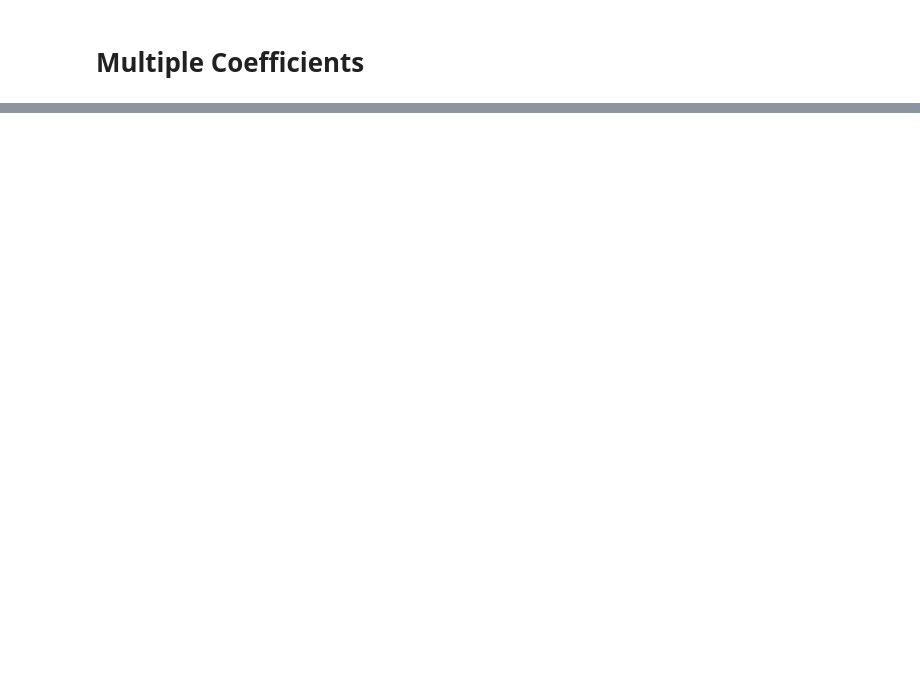
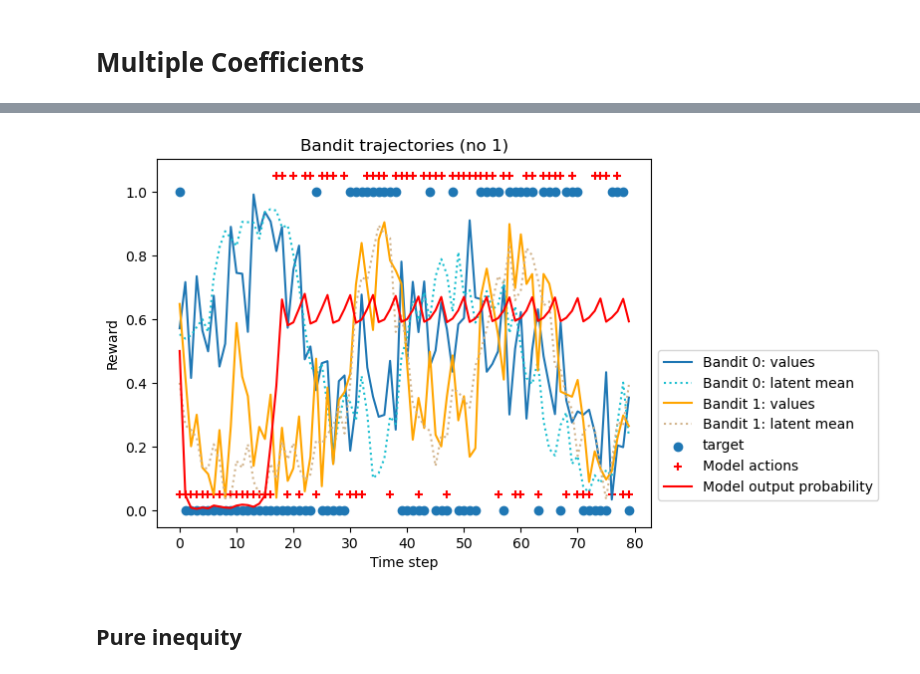
Before and after one commit to atrudel/social_bandit, a Jupyter notebook: visualization.ipynb, the cells around one changed output, grey strips where cells are left out. Drawn from its saved outputs; the diff is of its cells as text; code cells hidden in the pictures; blank space fills up the shorter version.

```diff
--- a/visualization.ipynb
+++ b/visualization.ipynb
@@ -123,0 +72,3 @@ Avg. Inequity on test set: 2.047
+# %%
+model = RNN.load('version_27')
+evaluate(model, seed=1)
@@ -123,0 +85,6 @@ Avg. Inequity on test set: 2.047
+# %%
+visualize_play(model, idx=1)
+# %% [output]
+[figure, added]
+# %% [markdown]
+## Pure inequity
```
Also changed, not shown: parts of 23 cells of this notebook, 3 other files.
